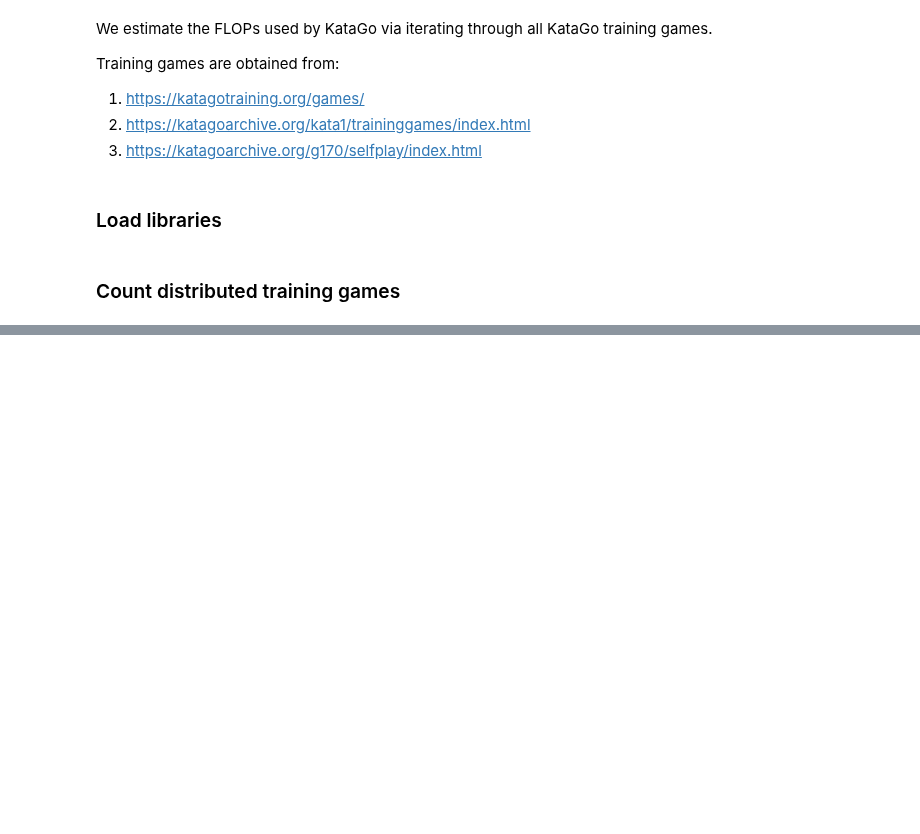
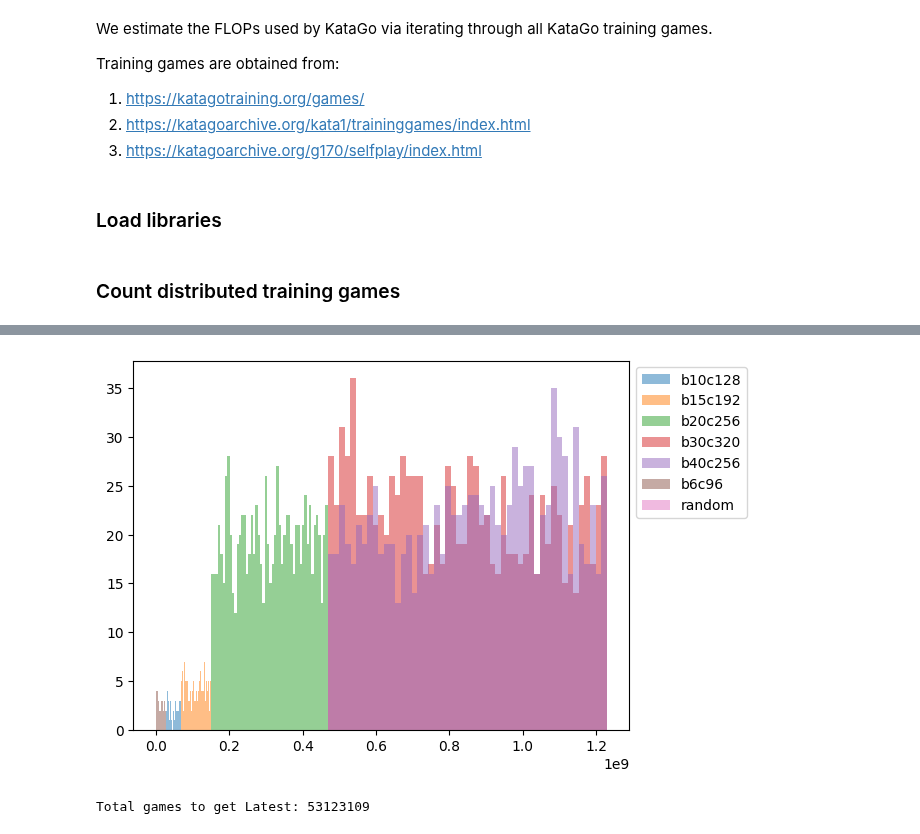
Before and after one commit to AlignmentResearch/KataGoVisualizer, a Jupyter notebook: notebooks/notebooks/paper/estimate-flops-katago-v2.ipynb, the cells around one changed output, grey strips where cells are left out. Cells and saved outputs as stored; diff of their text form; code cells hidden in the pictures; blank space fills up the shorter version.

```diff
--- a/notebooks/notebooks/paper/estimate-flops-katago-v2.ipynb
+++ b/notebooks/notebooks/paper/estimate-flops-katago-v2.ipynb
@@ -122,0 +147,11 @@ Total training games assuming constant row/game ratio:
+# %%
+df_g170 = count_all_games(
+    "/nas/ucb/tony/go-attack/katago-data/g170-selfplay-sgfs",
+)
+# %%
+# df_g170.path[0].split("/")[-3]
+df_g170["net"] = df_g170.path.str.split("/").str[-3]
+
+df_tmp = pd.DataFrame([parse_network_name(x) for x in df_g170.net])
+df_g170 = pd.concat([df_g170, df_tmp], axis=1)
+df_g170
@@ -122,0 +172,17 @@ Total training games assuming constant row/game ratio:
+# %%
+cdf = df_g170.groupby(["net_size", "rows"]).n_lines.sum()
+
+for net_size in cdf.index.levels[0]:
+    plt.hist(cdf.loc[net_size].index.values, bins=50, label=net_size, alpha=0.5);
+
+# Legend on outside right
+plt.legend(bbox_to_anchor=(1, 1), loc="upper left");
+# %% [output]
+[figure, added]
+# %%
+g170_games = df_g170.query("net != 'b30c320'").n_lines.sum()
+distributed_games = df.query(f"rows < {STRONGEST_CONFIDENTLY_RATED_ROWS} & net_size != 'b60c320'").n_train.sum()
+
+print("Total games to get Latest:", g170_games + distributed_games)
+# %% [output]
+Total games to get Latest: 53123109
```
Also changed, not shown: parts of 6 cells of this notebook.
